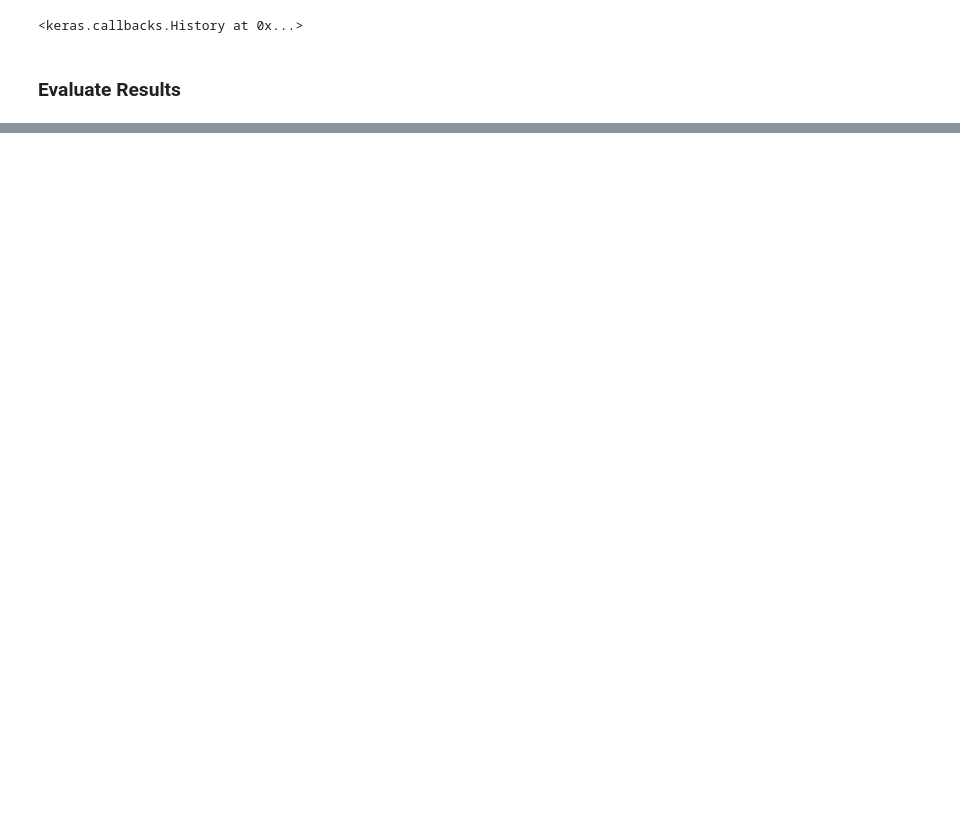
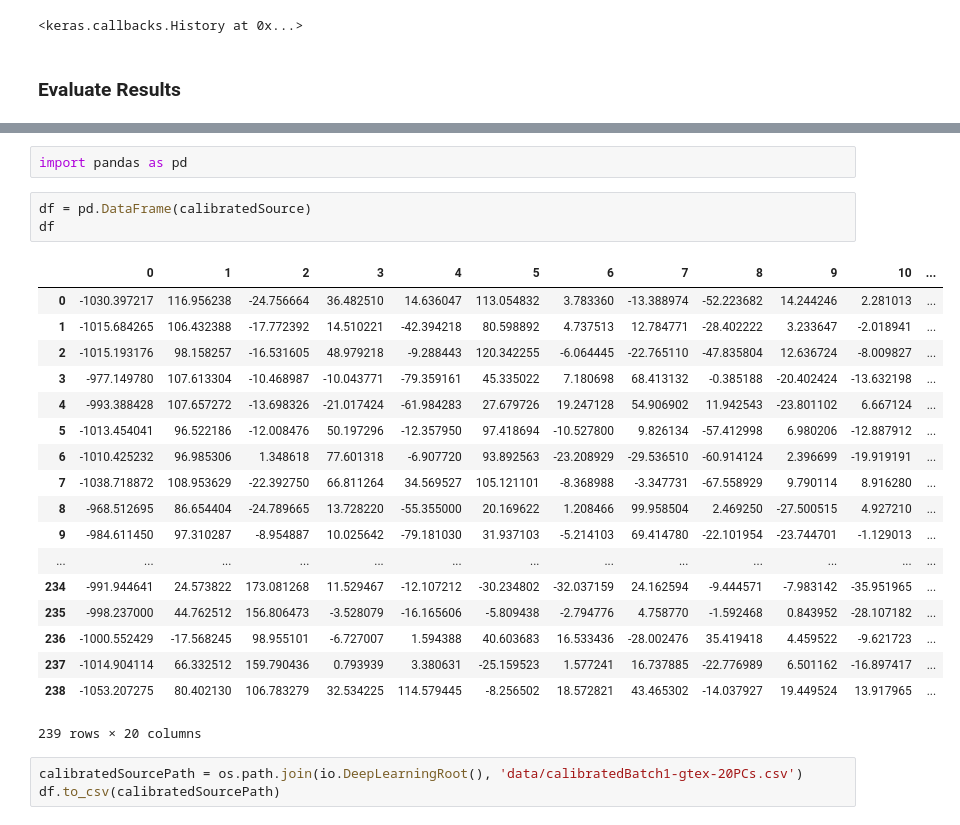
Before and after one commit to tyrvi/rnaResNet, a Jupyter notebook: src/rna_MMD_ResNet.ipynb, the cells around one changed output, grey strips where cells are left out. Saved outputs shown, nothing was run; the diff lists cells and outputs as text; blank space fills up the shorter version.

```diff
--- a/src/rna_MMD_ResNet.ipynb
+++ b/src/rna_MMD_ResNet.ipynb
@@ -185,0 +189,27 @@ sh.scatterHist(target_sample_pca[:,pc1], target_sample_pca[:,pc2], projection_af
+# %%
+import pandas as pd
+# %%
+df = pd.DataFrame(calibratedSource)
+df
+# %% [output]
+|  | 0 | 1 | 2 | 3 | 4 | 5 | 6 | 7 | 8 | 9 | 10 | ... |
+| 0 | -1030.397217 | 116.956238 | -24.756664 | 36.482510 | 14.636047 | 113.054832 | 3.783360 | -13.388974 | -52.223682 | 14.244246 | 2.281013 | ... |
+| 1 | -1015.684265 | 106.432388 | -17.772392 | 14.510221 | -42.394218 | 80.598892 | 4.737513 | 12.784771 | -28.402222 | 3.233647 | -2.018941 | ... |
+| 2 | -1015.193176 | 98.158257 | -16.531605 | 48.979218 | -9.288443 | 120.342255 | -6.064445 | -22.765110 | -47.835804 | 12.636724 | -8.009827 | ... |
+| 3 | -977.149780 | 107.613304 | -10.468987 | -10.043771 | -79.359161 | 45.335022 | 7.180698 | 68.413132 | -0.385188 | -20.402424 | -13.632198 | ... |
+| 4 | -993.388428 | 107.657272 | -13.698326 | -21.017424 | -61.984283 | 27.679726 | 19.247128 | 54.906902 | 11.942543 | -23.801102 | 6.667124 | ... |
+| 5 | -1013.454041 | 96.522186 | -12.008476 | 50.197296 | -12.357950 | 97.418694 | -10.527800 | 9.826134 | -57.412998 | 6.980206 | -12.887912 | ... |
+| 6 | -1010.425232 | 96.985306 | 1.348618 | 77.601318 | -6.907720 | 93.892563 | -23.208929 | -29.536510 | -60.914124 | 2.396699 | -19.919191 | ... |
+| 7 | -1038.718872 | 108.953629 | -22.392750 | 66.811264 | 34.569527 | 105.121101 | -8.368988 | -3.347731 | -67.558929 | 9.790114 | 8.916280 | ... |
+| 8 | -968.512695 | 86.654404 | -24.789665 | 13.728220 | -55.355000 | 20.169622 | 1.208466 | 99.958504 | 2.469250 | -27.500515 | 4.927210 | ... |
+| 9 | -984.611450 | 97.310287 | -8.954887 | 10.025642 | -79.181030 | 31.937103 | -5.214103 | 69.414780 | -22.101954 | -23.744701 | -1.129013 | ... |
+| ... | ... | ... | ... | ... | ... | ... | ... | ... | ... | ... | ... | ... |
+| 234 | -991.944641 | 24.573822 | 173.081268 | 11.529467 | -12.107212 | -30.234802 | -32.037159 | 24.162594 | -9.444571 | -7.983142 | -35.951965 | ... |
+| 235 | -998.237000 | 44.762512 | 156.806473 | -3.528079 | -16.165606 | -5.809438 | -2.794776 | 4.758770 | -1.592468 | 0.843952 | -28.107182 | ... |
+| 236 | -1000.552429 | -17.568245 | 98.955101 | -6.727007 | 1.594388 | 40.603683 | 16.533436 | -28.002476 | 35.419418 | 4.459522 | -9.621723 | ... |
+| 237 | -1014.904114 | 66.332512 | 159.790436 | 0.793939 | 3.380631 | -25.159523 | 1.577241 | 16.737885 | -22.776989 | 6.501162 | -16.897417 | ... |
+| 238 | -1053.207275 | 80.402130 | 106.783279 | 32.534225 | 114.579445 | -8.256502 | 18.572821 | 43.465302 | -14.037927 | 19.449524 | 13.917965 | ... |
+239 rows × 20 columns
+# %%
+calibratedSourcePath = os.path.join(io.DeepLearningRoot(), 'data/calibratedBatch1-gtex-20PCs.csv')
+df.to_csv(calibratedSourcePath)
```
Also changed, not shown: parts of 10 cells of this notebook, 5 other files.
